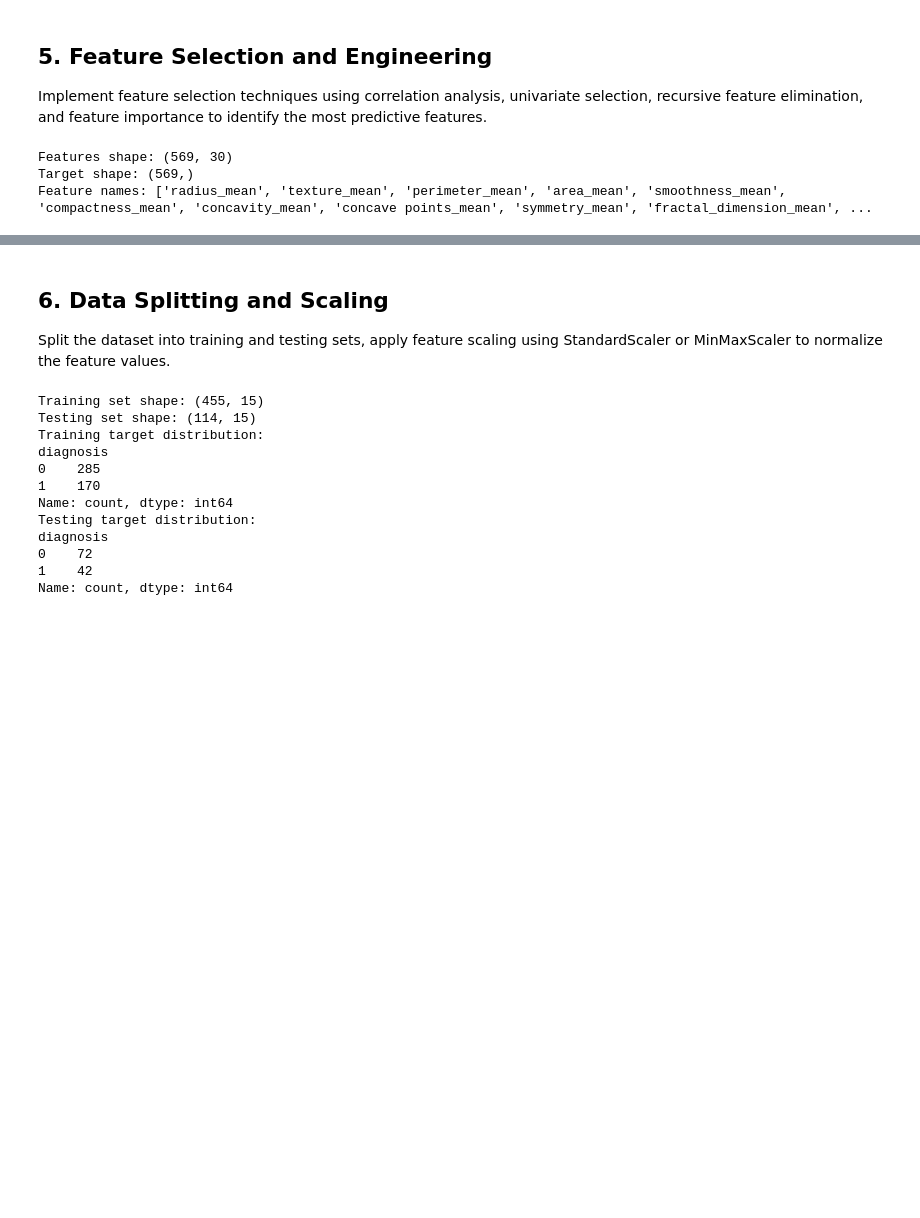
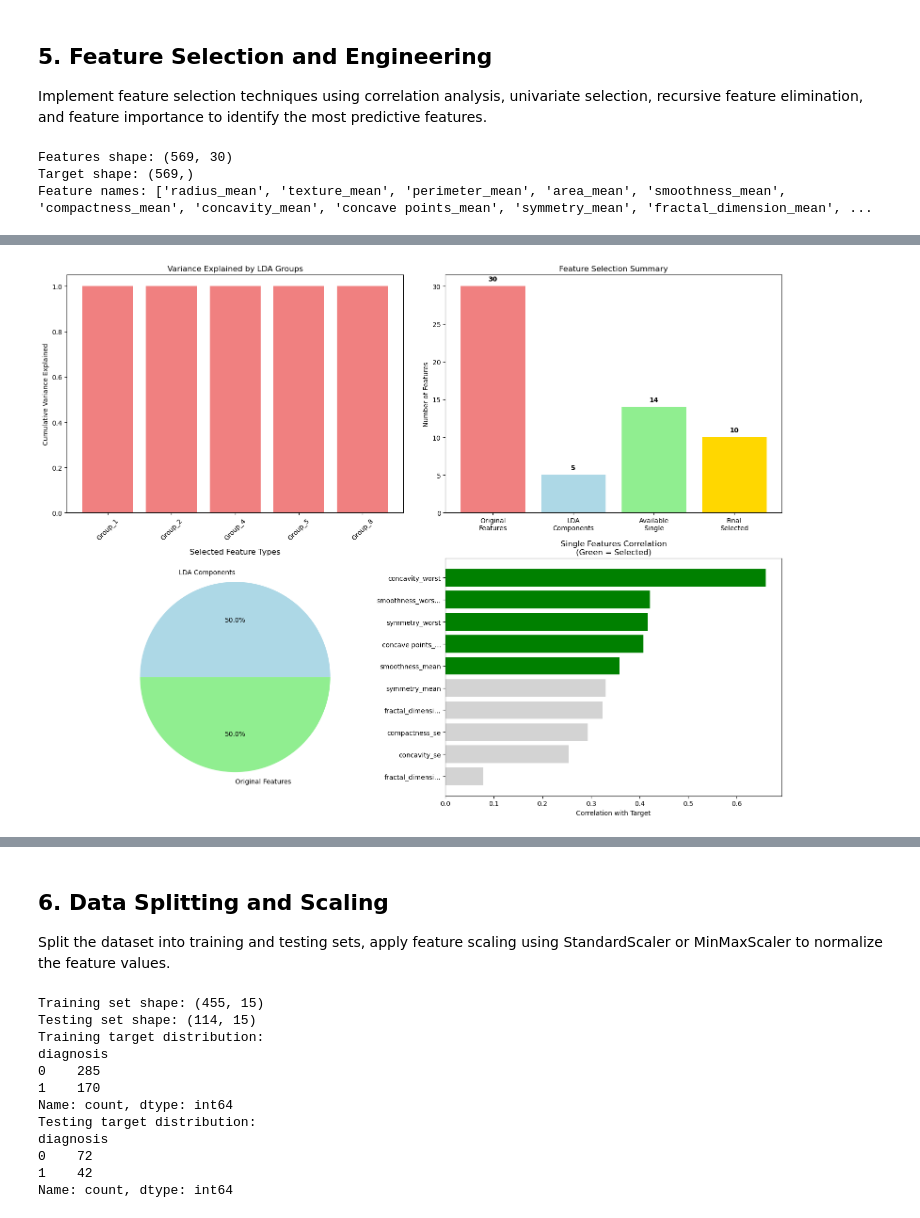
Before and after one commit to cristinalakasz/breast-cancer, a Jupyter notebook: breast_cancer_prediction2.ipynb, the cells around one changed output, grey strips where cells are left out. Drawn from its saved outputs; the diff is of its cells as text; code cells hidden in the pictures; blank space fills up the shorter version.

Commit message:
Updates on LDA feature selection

```diff
--- a/breast_cancer_prediction2.ipynb
+++ b/breast_cancer_prediction2.ipynb
@@ -665,6 +534,10 @@ Group 14 (1 features):
   - fractal_dimension_worst
 # %%
 # Step 2: Apply LDA to Highly Correlated Groups
+# LDA aims to find directions in the feature space along which
+# the different classes are best separated
+
+
 print("\n" + "=" * 60)
 print("STEP 2: LDA DIMENSIONALITY REDUCTION")
 print("=" * 60)
@@ -690,22 +563,23 @@ for i, group in enumerate(correlated_groups, 1):
         # Multiple correlated features - apply LDA
         group_data = X[group]
 
-        # Scale the group data
+        # Scale the group data (mean 0, std 1)
         scaler = StandardScaler()
         group_scaled = scaler.fit_transform(group_data)
 
-        # Apply LDA (for binary classification, max components = n_classes - 1 = 1)
+        # Apply LDA (for binary classification, max components = n_classes - 1 = 1) Maximum 1 LDA component per group
+        # (If we have 2 classes, we only need one line to separate them. Non-zero eigenvalues are the discriminant components)
         # But we also need to ensure n_components <= n_features
         max_components_by_classes = 1  # n_classes - 1 = 2 - 1 = 1
         max_components_by_features = len(group) - 1
         n_components = min(max_components_by_classes, max_components_by_features, 1)
 
         # Ensure we have at least 1 component if the group has multiple features
-        if n_components < 1:
-            # If we can't apply LDA, treat features individually
-            single_features.extend(group)
-            print(f"\n{group_name}: Cannot apply LDA (insufficient features), keeping {len(group)} features individually")
-            continue
+        #if n_components < 1:
+        #    # If we can't apply LDA, treat features individually
+        #    single_features.extend(group)
+        #    print(f"\n{group_name}: Cannot apply LDA (insufficient features), keeping {len(group)} features individually")
+        #    continue
 
         lda = LinearDiscriminantAnalysis(n_components=n_components)
         group_lda = lda.fit_transform(group_scaled, y)
@@ -1003,0 +741,77 @@ Ready for model training with 14 optimized features!
+# %%
+# Visualize results
+if len(lda_feature_names) > 0:
+    fig, axes = plt.subplots(2, 2, figsize=(16, 12))
+
+    # Plot 1: Variance explained by each LDA group
+    group_names = []
+    total_variance = []
+
+    for group_name, lda in lda_transformers.items():
+        group_names.append(group_name)
+        total_variance.append(np.sum(lda.explained_variance_ratio_))
+
+    axes[0, 0].bar(group_names, total_variance, color='lightcoral')
+    axes[0, 0].set_title('Variance Explained by LDA Groups')
+    axes[0, 0].set_ylabel('Cumulative Variance Explained')
+    axes[0, 0].tick_params(axis='x', rotation=45)
+
+    # Plot 2: Feature reduction summary
+    original_count = X.shape[1]
+    lda_count = len(lda_feature_names)
+    single_count = len(single_features)
+    final_count = len(selected_feature_names)
+
+    categories = ['Original\nFeatures', 'LDA\nComponents', 'Available\nSingle', 'Final\nSelected']
+    counts = [original_count, lda_count, single_count, final_count]
+    colors = ['lightcoral', 'lightblue', 'lightgreen', 'gold']
+
+    axes[0, 1].bar(categories, counts, color=colors)
+    axes[0, 1].set_title('Feature Selection Summary')
+    axes[0, 1].set_ylabel('Number of Features')
+
+    # Add value labels on bars
+    for i, (cat, count) in enumerate(zip(categories, counts)):
+        axes[0, 1].text(i, count + 0.5, str(count), ha='center', va='bottom', fontweight='bold')
+
+    # Plot 3: Feature type distribution in final selection
+    lda_selected = [f for f in selected_feature_names if 'LD' in f]
+    original_selected = [f for f in selected_feature_names if 'LD' not in f]
+
+    feature_types = ['LDA Components', 'Original Features']
+    feature_counts = [len(lda_selected), len(original_selected)]
+
+    if sum(feature_counts) > 0:
+        axes[1, 0].pie(feature_counts, labels=feature_types, autopct='%1.1f%%',
+                       colors=['lightblue', 'lightgreen'])
+        axes[1, 0].set_title('Selected Feature Types')
+    else:
+        axes[1, 0].text(0.5, 0.5, 'No features selected', ha='center', va='center')
+        axes[1, 0].set_title('Selected Feature Types')
+
+    # Plot 4: Correlation of selected single features with target
+    if single_features and len(sorted_single) > 0:
+        # Show top correlations
+        top_corr_features = sorted_single[:min(10, len(sorted_single))]
+        features_names = [f[0] for f in top_corr_features]
+        correlations = [f[1] for f in top_corr_features]
+
+        # Color selected vs non-selected
+        colors = ['green' if f in selected_features else 'lightgray' for f in features_names]
+
+        axes[1, 1].barh(range(len(features_names)), correlations, color=colors)
+        axes[1, 1].set_yticks(range(len(features_names)))
+        axes[1, 1].set_yticklabels([f[:15] + '...' if len(f) > 15 else f for f in features_names])
+        axes[1, 1].set_xlabel('Correlation with Target')
+        axes[1, 1].set_title('Single Features Correlation\n(Green = Selected)')
+        axes[1, 1].invert_yaxis()
+    else:
+        axes[1, 1].text(0.5, 0.5, 'No single features\nto analyze', ha='center', va='center')
+        axes[1, 1].set_title('Single Features Correlation')
+
+    plt.tight_layout()
+    plt.show()
+
+print(f"\nDataset ready with {len(selected_feature_names)} optimized features!")
+# %% [output]
+[figure, added]
```
Also changed, not shown: parts of 17 cells of this notebook.
